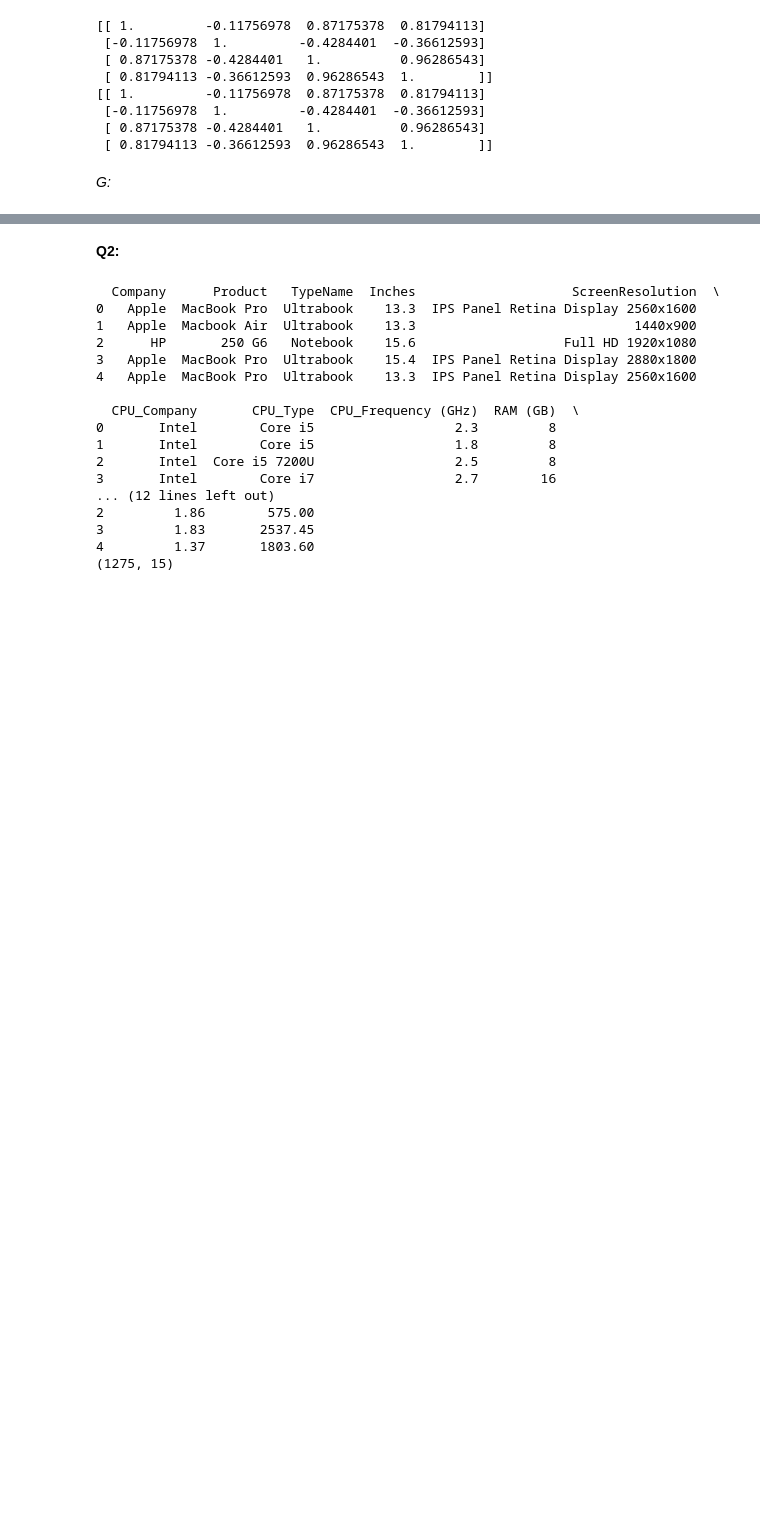
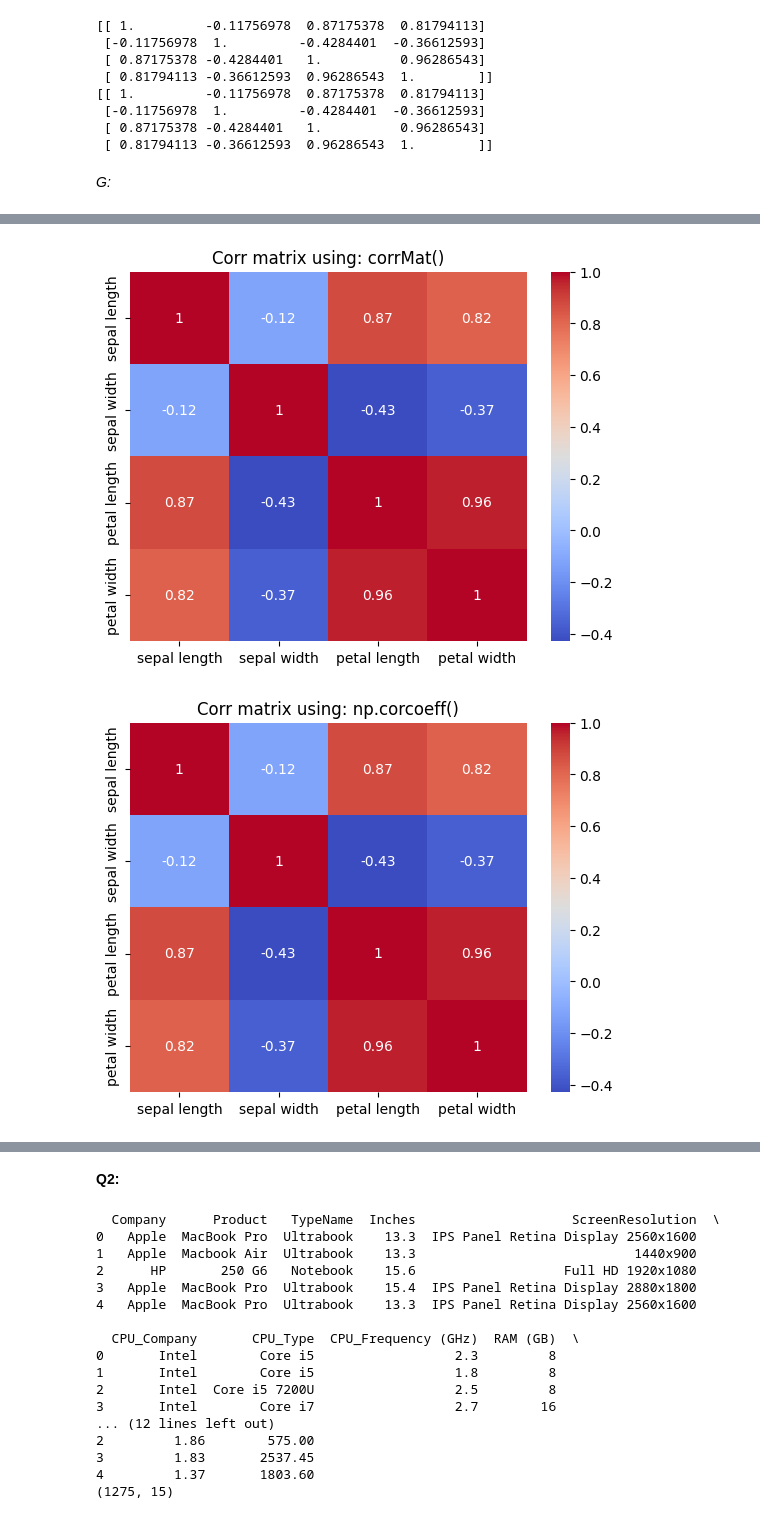
Before and after one commit to Eliz18Vais/mini_project, a Jupyter notebook: mini_project.ipynb, the cells around one changed output, grey strips where cells are left out. Saved outputs shown, nothing was run; the diff lists cells and outputs as text; code cells hidden in the pictures; blank space fills up the shorter version.

```diff
--- a/mini_project.ipynb
+++ b/mini_project.ipynb
@@ -128,0 +137,11 @@ for i in range(len(corr_cov_matrices)):
+# %%
+corr_matrices = [corrMat(Iris_df_numbers), Iris_df.corr(numeric_only=True)]
+methods = ['corrMat()','np.corcoeff()']
+for i in range(len(corr_matrices)):
+    plt.figure()
+    plt.title (f"Corr matrix using: {methods[i]}")
+    sns.heatmap(corr_matrices[i],xticklabels=['sepal length','sepal width','petal length','petal width'], yticklabels=['sepal length','sepal width','petal length','petal width'], cmap='coolwarm', annot=True)
+    # labels order was based on the last correlation matrix in list which it's heatmap creates automatic labels
+# %% [output]
+[figure, added]
+[figure, added]
```
Also changed, not shown: parts of 20 cells of this notebook.
